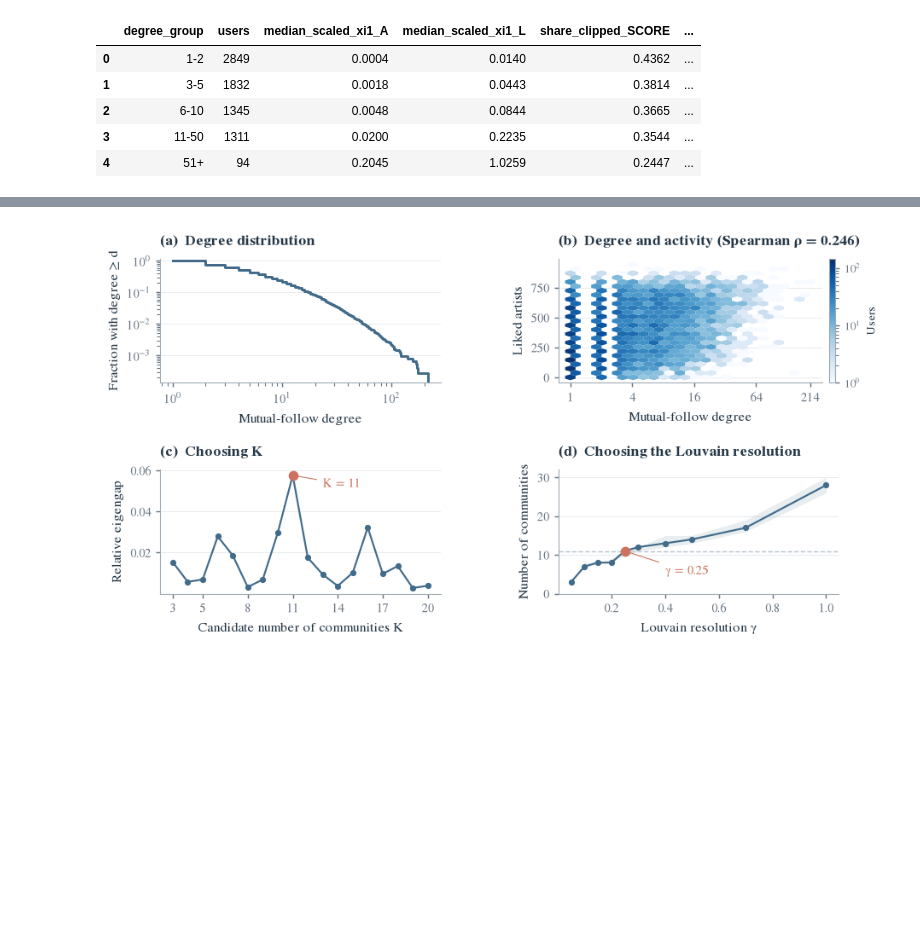
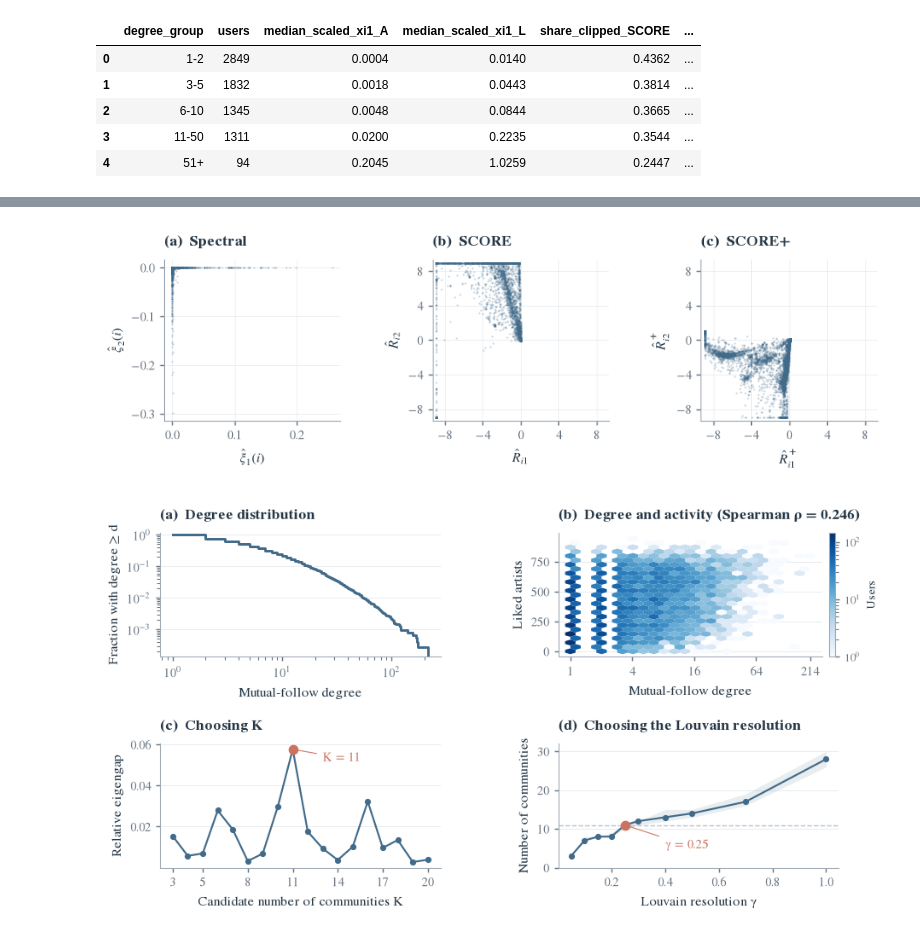
Before and after one commit to cefayefang/STATS-236, a Jupyter notebook: STAT236_LastFM_Community_Music.ipynb, the cells around one changed output, grey strips where cells are left out. Drawn from its saved outputs; the diff is of its cells as text; code cells hidden in the pictures; blank space fills up the shorter version.

```diff
--- a/STAT236_LastFM_Community_Music.ipynb
+++ b/STAT236_LastFM_Community_Music.ipynb
@@ -439,3 +445,35 @@ by_degree.round(4)
+# %%
+# Two-coordinate views: no K, k-means, or community labels are used here.
+# Use the already computed eigenpairs, so the ordering and signs match this run.
+coordinate_spectral = vecs_A[:, :2]
+coordinate_score = np.clip(vecs_A[:, 1:3] / vecs_A[:, [0]], -LOG_N, LOG_N)
+coordinate_plus = np.clip(
+    (vecs_L[:, 1:3] * vals_L[1:3]) / (vecs_L[:, [0]] * vals_L[0]),
+    -LOG_N, LOG_N,
+)
+assert all(z.shape == (n, 2) and np.isfinite(z).all()
+           for z in (coordinate_spectral, coordinate_score, coordinate_plus))
+
+fig, axs = plt.subplots(1, 3, figsize=(6.875, 2.25))
+views = [
+    (coordinate_spectral, 'a', 'Spectral', r'$\hat\xi_1(i)$', r'$\hat\xi_2(i)$'),
+    (coordinate_score, 'b', 'SCORE', r'$\hat R_{i1}$', r'$\hat R_{i2}$'),
+    (coordinate_plus, 'c', 'SCORE+', r'$\hat R^+_{i1}$', r'$\hat R^+_{i2}$'),
+]
+for ax, (coordinates, letter, heading, x_label, y_label) in zip(axs, views):
+    ax.scatter(coordinates[:, 0], coordinates[:, 1], s=1.4,
+               color=COLOR['Spectral'], alpha=.28, linewidths=0, rasterized=True)
+    ax.set(xlabel=x_label, ylabel=y_label)
+    panel_title(ax, letter, heading)
+    ax.grid(color='#E8ECF0', lw=.45)
+for ax in axs[1:]:
+    ax.set(xlim=(-LOG_N - .4, LOG_N + .4), ylim=(-LOG_N - .4, LOG_N + .4),
+           xticks=[-8, -4, 0, 4, 8], yticks=[-8, -4, 0, 4, 8])
+fig.subplots_adjust(left=.075, right=.99, top=.86, bottom=.23, wspace=.52)
+save_figure(fig, 'coordinate_views')
+plt.show()
+# %% [output]
+[figure, added]
 # %%
 fig, axs = plt.subplots(2, 2, figsize=(6.875, 3.75))
 d, count = np.unique(deg, return_counts=True)
```
Also changed, not shown: parts of 1 cell of this notebook, 8 other files.
